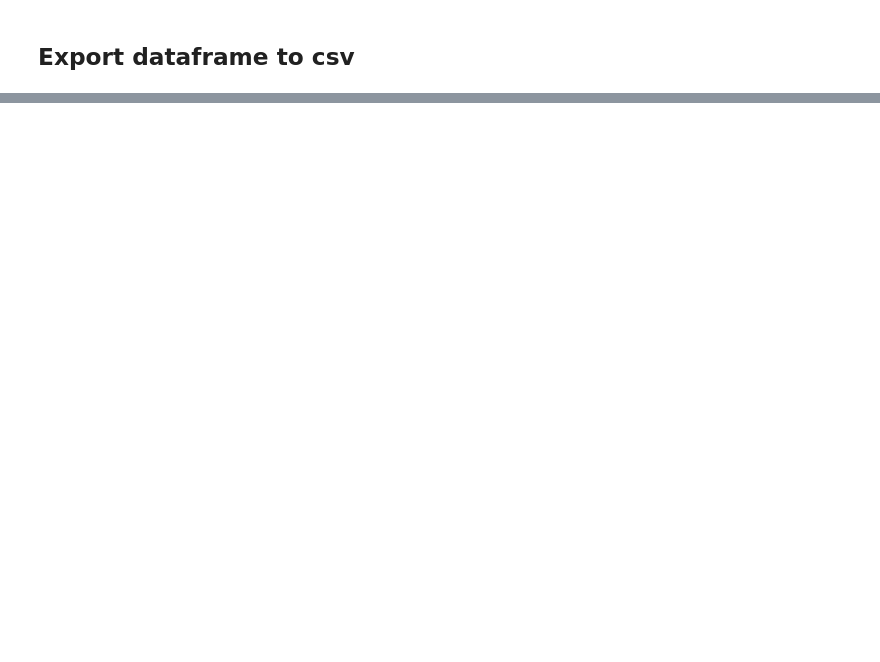
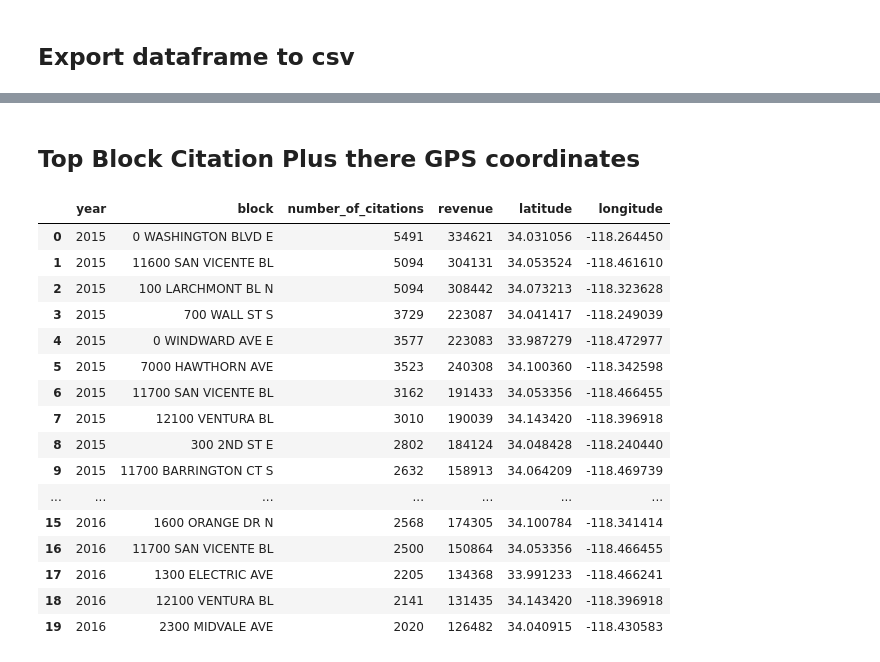
Before and after one commit to jachen36/2018_la_parking_citation, a Jupyter notebook: Export For tableau.ipynb, the cells around one changed output, grey strips where cells are left out. Cells and saved outputs as stored; diff of their text form; code cells hidden in the pictures; blank space fills up the shorter version.

Commit message:
Calculated total number of citation and total fine per block of 100 street numbering and added gps for top 10 location by year by hand

```diff
--- a/Export For tableau.ipynb
+++ b/Export For tableau.ipynb
@@ -141,0 +220,2 @@ df.to_csv('dataset/la_citation_tableau.csv', index = False)
+# %%
+block_citation.columns = ['year', 'block', 'number_of_citations', 'revenue']
@@ -141,0 +245,56 @@ df.to_csv('dataset/la_citation_tableau.csv', index = False)
+# %% [markdown]
+## Top Block Citation Plus there GPS coordinates
+# %%
+## Dataframe is pre-sorted
+## Get top 10 for each year
+top_block = pd.concat([block_citation.query('year == 2015').head(10),
+                       block_citation.query('year == 2016').head(10)], ignore_index=True)
+# %%
+## Manually search on google map
+## Reason because address can be ambigous
+## like 11700 Barrington CT S has multiple options:
+## South Barrington or Barrington Court
+gps = [['0 WASHINGTON BLVD E', 34.031056, -118.264450],
+       ['11600 SAN VICENTE BL', 34.053524, -118.461610],
+       ['100 LARCHMONT BL N', 34.073213, -118.323628],
+       ['700 WALL ST S', 34.041417, -118.249039],
+       ['0 WINDWARD AVE E', 33.987279, -118.472977],
+       ['7000 HAWTHORN AVE', 34.100360, -118.342598],
+       ['11700 SAN VICENTE BL', 34.053356, -118.466455],
+       ['12100 VENTURA BL', 34.143420, -118.396918],
+       ['300 2ND ST E', 34.048428, -118.240440],
+       ['11700 BARRINGTON CT S', 34.064209, -118.469739],
+       ['11600 SAN VICENTE BL', 34.053524, -118.461610],
+       ['7000 HAWTHORN AVE', 34.100360, -118.342598],
+       ['100 LARCHMONT BL N', 34.073213, -118.323628],
+       ['700 WALL ST S', 34.041417, -118.249039],
+       ['0 WASHINGTON BLVD E', 34.031056, -118.264450],
+       ['1600 ORANGE DR N', 34.100784, -118.341414],
+       ['11700 SAN VICENTE BL', 34.053356, -118.466455],
+       ['1300 ELECTRIC AVE', 33.991233, -118.466241],
+       ['12100 VENTURA BL', 34.143420, -118.396918],
+       ['2300 MIDVALE AVE', 34.040915, -118.430583]]
+gps_df = pd.DataFrame(gps, columns = ['loc', 'lat', 'long'])
+# %%
+top_block['latitude'] = gps_df.lat
+top_block['longitude'] = gps_df.long
+# %%
+top_block
+# %% [output]
+|  | year | block | number_of_citations | revenue | latitude | longitude |
+| 0 | 2015 | 0 WASHINGTON BLVD E | 5491 | 334621 | 34.031056 | -118.264450 |
+| 1 | 2015 | 11600 SAN VICENTE BL | 5094 | 304131 | 34.053524 | -118.461610 |
+| 2 | 2015 | 100 LARCHMONT BL N | 5094 | 308442 | 34.073213 | -118.323628 |
+| 3 | 2015 | 700 WALL ST S | 3729 | 223087 | 34.041417 | -118.249039 |
+| 4 | 2015 | 0 WINDWARD AVE E | 3577 | 223083 | 33.987279 | -118.472977 |
+| 5 | 2015 | 7000 HAWTHORN AVE | 3523 | 240308 | 34.100360 | -118.342598 |
+| 6 | 2015 | 11700 SAN VICENTE BL | 3162 | 191433 | 34.053356 | -118.466455 |
+| 7 | 2015 | 12100 VENTURA BL | 3010 | 190039 | 34.143420 | -118.396918 |
+| 8 | 2015 | 300 2ND ST E | 2802 | 184124 | 34.048428 | -118.240440 |
+| 9 | 2015 | 11700 BARRINGTON CT S | 2632 | 158913 | 34.064209 | -118.469739 |
+| ... | ... | ... | ... | ... | ... | ... |
+| 15 | 2016 | 1600 ORANGE DR N | 2568 | 174305 | 34.100784 | -118.341414 |
+| 16 | 2016 | 11700 SAN VICENTE BL | 2500 | 150864 | 34.053356 | -118.466455 |
+| 17 | 2016 | 1300 ELECTRIC AVE | 2205 | 134368 | 33.991233 | -118.466241 |
+| 18 | 2016 | 12100 VENTURA BL | 2141 | 131435 | 34.143420 | -118.396918 |
+| 19 | 2016 | 2300 MIDVALE AVE | 2020 | 126482 | 34.040915 | -118.430583 |
```
Also changed, not shown: parts of 19 cells of this notebook, 3 other files.
